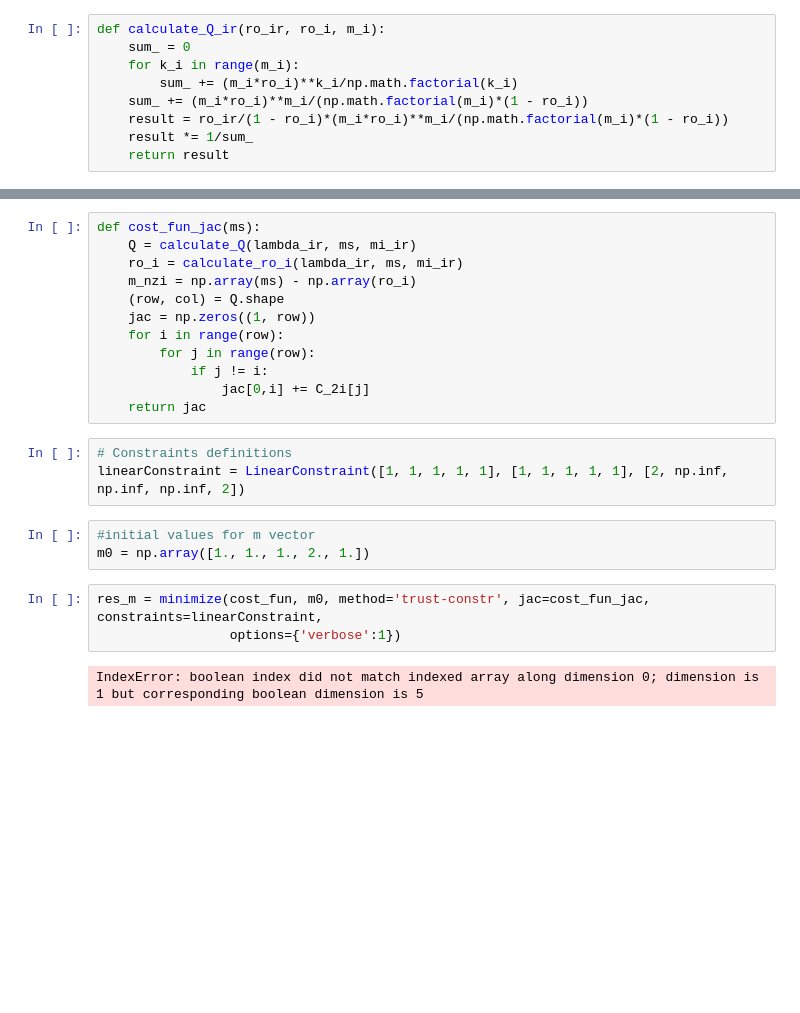
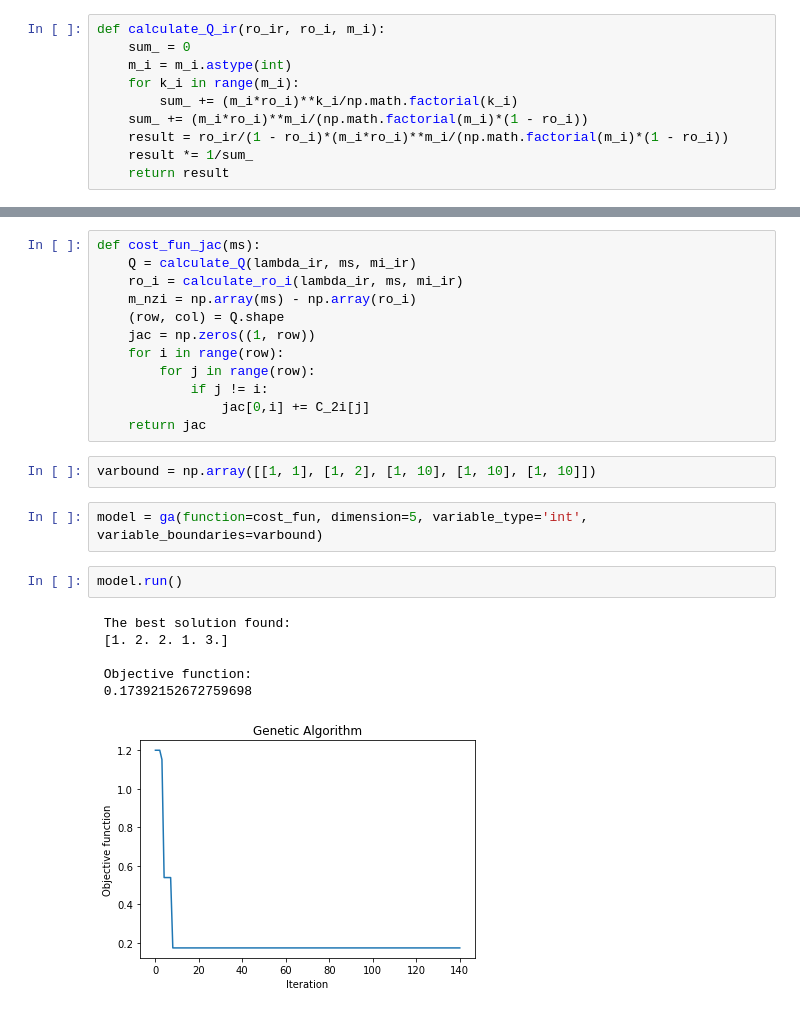
Before and after one commit to jagajda/kolejki, a Jupyter notebook: network1.ipynb, the cells around one changed output, grey strips where cells are left out. Saved outputs shown, nothing was run; the diff lists cells and outputs as text; blank space fills up the shorter version.

```diff
--- a/network1.ipynb
+++ b/network1.ipynb
@@ -192,6 +192,7 @@ array([[2.053, 2.053, 2.053, 2.053],
 # %%
 def calculate_Q_ir(ro_ir, ro_i, m_i):
     sum_ = 0
+    m_i = m_i.astype(int)
     for k_i in range(m_i):
         sum_ += (m_i*ro_i)**k_i/np.math.factorial(k_i)
     sum_ += (m_i*ro_i)**m_i/(np.math.factorial(m_i)*(1 - ro_i))
@@ -303,14 +322,16 @@ def cost_fun_jac(ms):
             if j != i:
                 jac[0,i] += C_2i[j]
     return jac
-# %%
-# Constraints definitions
-linearConstraint = LinearConstraint([1, 1, 1, 1, 1], [1, 1, 1, 1, 1], [2, np.inf, np.inf, np.inf, 2])
 # %%
-#initial values for m vector
-m0 = np.array([1., 1., 1., 2., 1.])
+varbound = np.array([[1, 1], [1, 2], [1, 10], [1, 10], [1, 10]])
-# %%
-res_m = minimize(cost_fun, m0, method='trust-constr', jac=cost_fun_jac, constraints=linearConstraint,
-                 options={'verbose':1})
-# %% [output]
-IndexError: boolean index did not match indexed array along dimension 0; dimension is 1 but corresponding boolean dimension is 5
+# %%
+model = ga(function=cost_fun, dimension=5, variable_type='int', variable_boundaries=varbound)
+# %%
+model.run()
+# %% [output]
+ The best solution found:
+ [1. 2. 2. 1. 3.]
+
+ Objective function:
+ 0.17392152672759698
+[figure, added]
```
Also changed, not shown: parts of 2 cells of this notebook.
